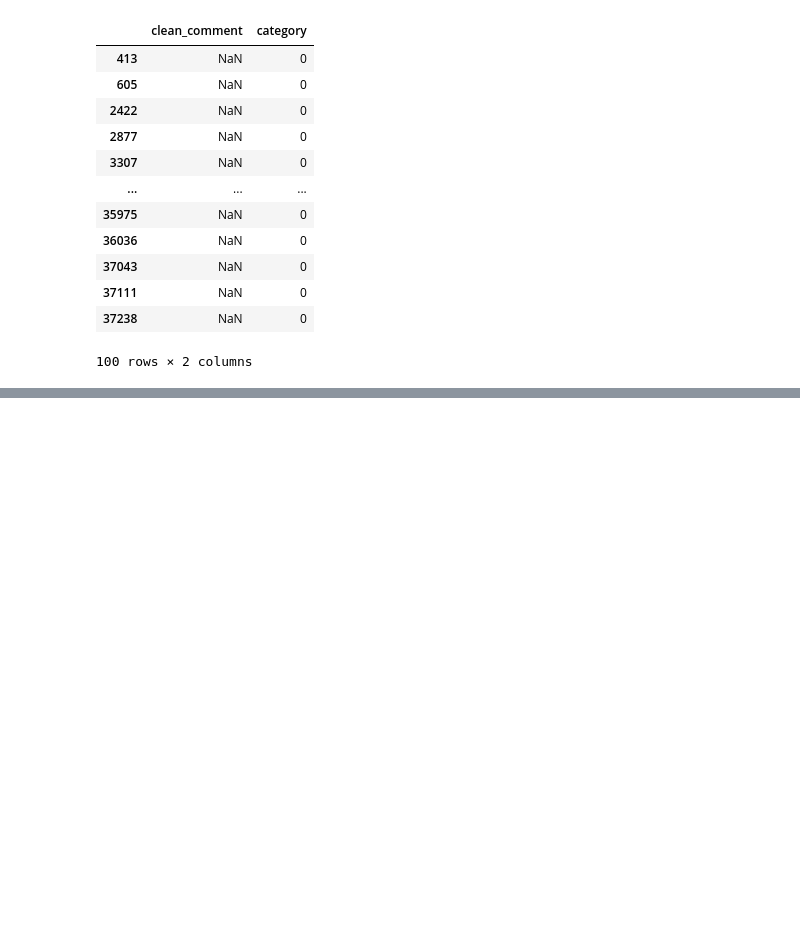
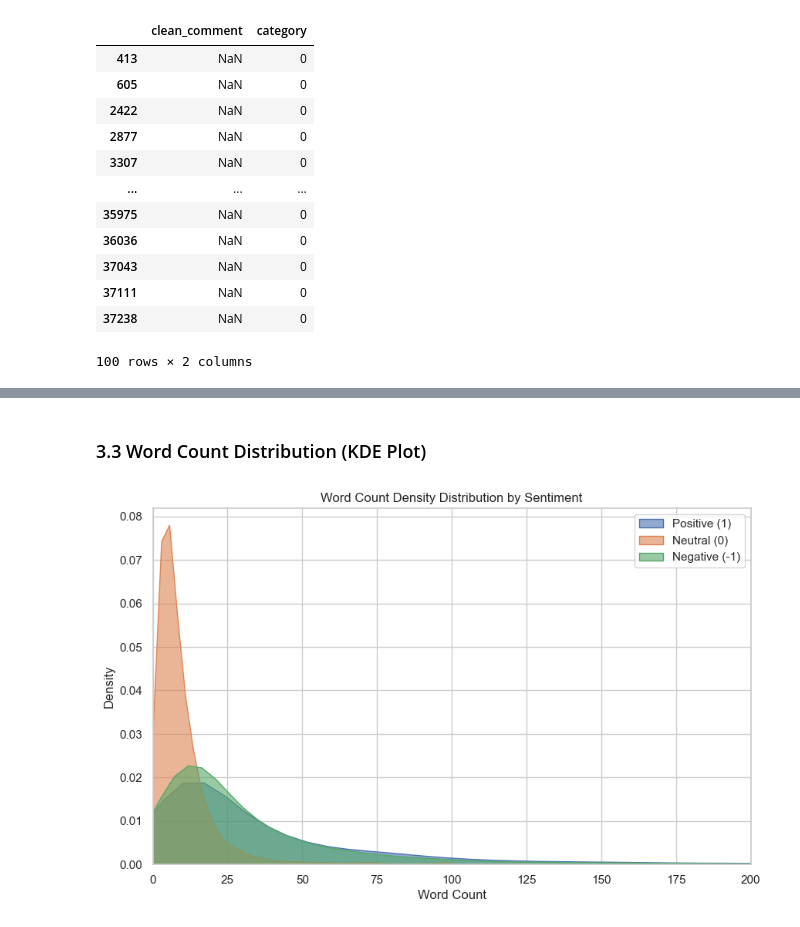
Before and after one commit to Rasath16/Youtube-Sentiment-Pipeline, a Jupyter notebook: EDA_notebook.ipynb, the cells around one changed output, grey strips where cells are left out. Saved outputs shown, nothing was run; the diff lists cells and outputs as text; code cells hidden in the pictures; blank space fills up the shorter version.

```diff
--- a/EDA_notebook.ipynb
+++ b/EDA_notebook.ipynb
@@ -165,0 +186,4 @@ comments_with_newline_remaining
+# %%
+#add word count column
+df['word_count'] = df['clean_comment'].apply(lambda x: len(x.split()))
+df.sample(5)
@@ -165,0 +211,20 @@ comments_with_newline_remaining
+# %% [markdown]
+### 3.3 Word Count Distribution (KDE Plot)
+# %%
+# Create the figure and axes
+plt.figure(figsize=(10, 6))
+
+# Plot KDE for each category
+sns.kdeplot(df[df['category'] == 1]['word_count'], label='Positive (1)', fill=True, alpha=0.6)
+sns.kdeplot(df[df['category'] == 0]['word_count'], label='Neutral (0)', fill=True, alpha=0.6)
+sns.kdeplot(df[df['category'] == -1]['word_count'], label='Negative (-1)', fill=True, alpha=0.6)
+
+# Add title and labels
+plt.title('Word Count Density Distribution by Sentiment')
+plt.xlabel('Word Count')
+plt.ylabel('Density')
+plt.xlim(0, 200) # Limiting x-axis for better visual clarity of the main body
+plt.legend()
+plt.show()
+# %% [output]
+[figure, added]
```
Also changed, not shown: parts of 32 cells of this notebook.
